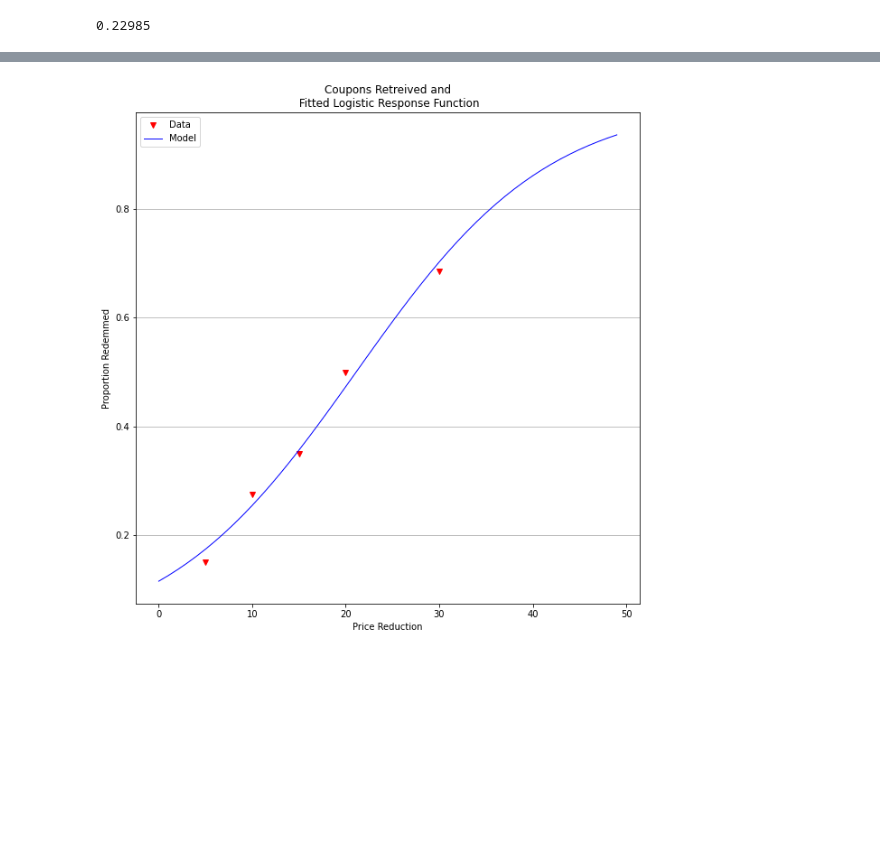
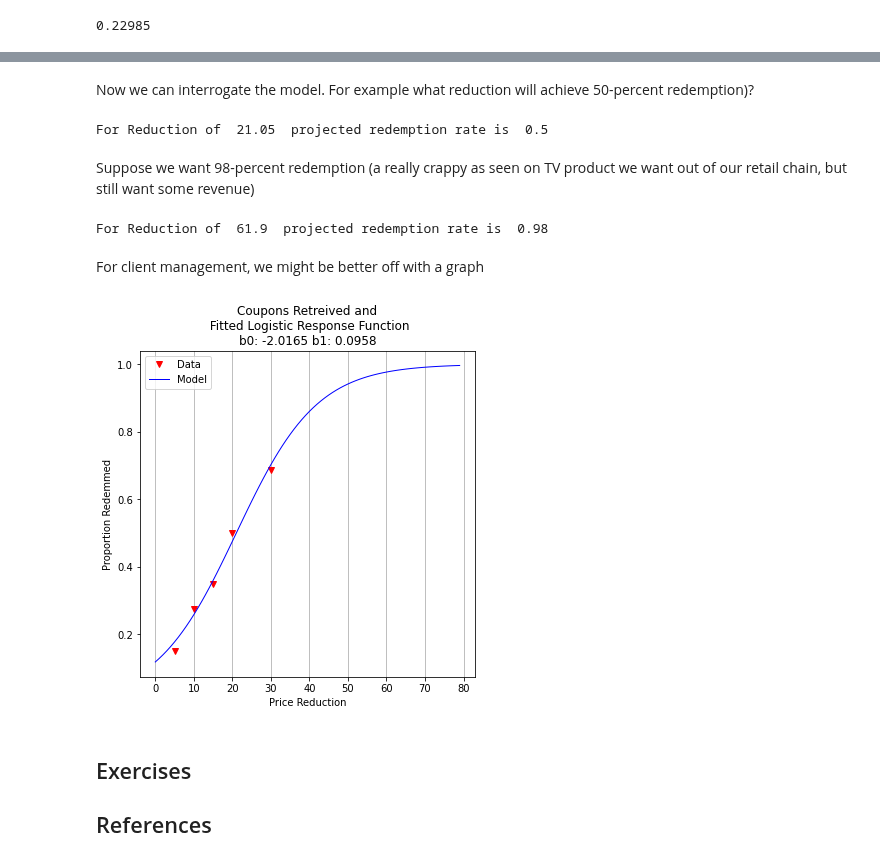
Before and after one commit to dustykat/ce-5319-webroot, a Jupyter notebook: ce5319jb/_build/html/_sources/lessons/logisticregression/example2.ipynb, the cells around one changed output, grey strips where cells are left out. Cells and saved outputs as stored; diff of their text form; code cells hidden in the pictures; blank space fills up the shorter version.

```diff
--- a/ce5319jb/_build/html/_sources/lessons/logisticregression/example2.ipynb
+++ b/ce5319jb/_build/html/_sources/lessons/logisticregression/example2.ipynb
@@ -88,4 +133,0 @@ for i in range(50):
-# %%
-make2plot(reduction,proportion,xaxis,fitted,'Price Reduction','Proportion Redemmed','Coupons Retreived and\n Fitted Logistic Response Function')
-# %% [output]
-[figure, removed]
@@ -107,0 +134,33 @@ def merit(beta): # merit function to minimize
+# %% [markdown]
+Now we can interrogate the model.  For example what reduction will achieve 50-percent redemption)?
+# %%
+guess = 21.05
+fraction = pii(res.x[0],res.x[1],guess)
+print("For Reduction of ",guess," projected redemption rate is ",round(fraction,3))
+# %% [output]
+For Reduction of  21.05  projected redemption rate is  0.5
+# %% [markdown]
+Suppose we want 98-percent redemption (a really crappy as seen on TV product we want out of our retail chain, but still want some revenue)
+# %%
+guess = 61.90
+fraction = pii(res.x[0],res.x[1],guess)
+print("For Reduction of ",guess," projected redemption rate is ",round(fraction,3))
+# %% [output]
+For Reduction of  61.9  projected redemption rate is  0.98
+# %% [markdown]
+For client management, we might be better off with a graph
+# %%
+fitted=[0 for i in range(80)]
+xaxis =[0 for i in range(80)]
+for i in range(80):
+    xaxis[i]=float(i)
+    fitted[i]=pii(res.x[0],res.x[1],float(i))
+
+plottitle = 'Coupons Retreived and\n Fitted Logistic Response Function\n'+'b0: '+ str(round(res.x[0],4))+ ' b1: ' +str(round(res.x[1],4))
+make2plot(reduction,proportion,xaxis,fitted,'Price Reduction','Proportion Redemmed',plottitle)
+# %% [output]
+[figure, added]
+# %% [markdown]
+## Exercises
+
+## References
```
Also changed, not shown: parts of 15 cells of this notebook, 39 other files.
